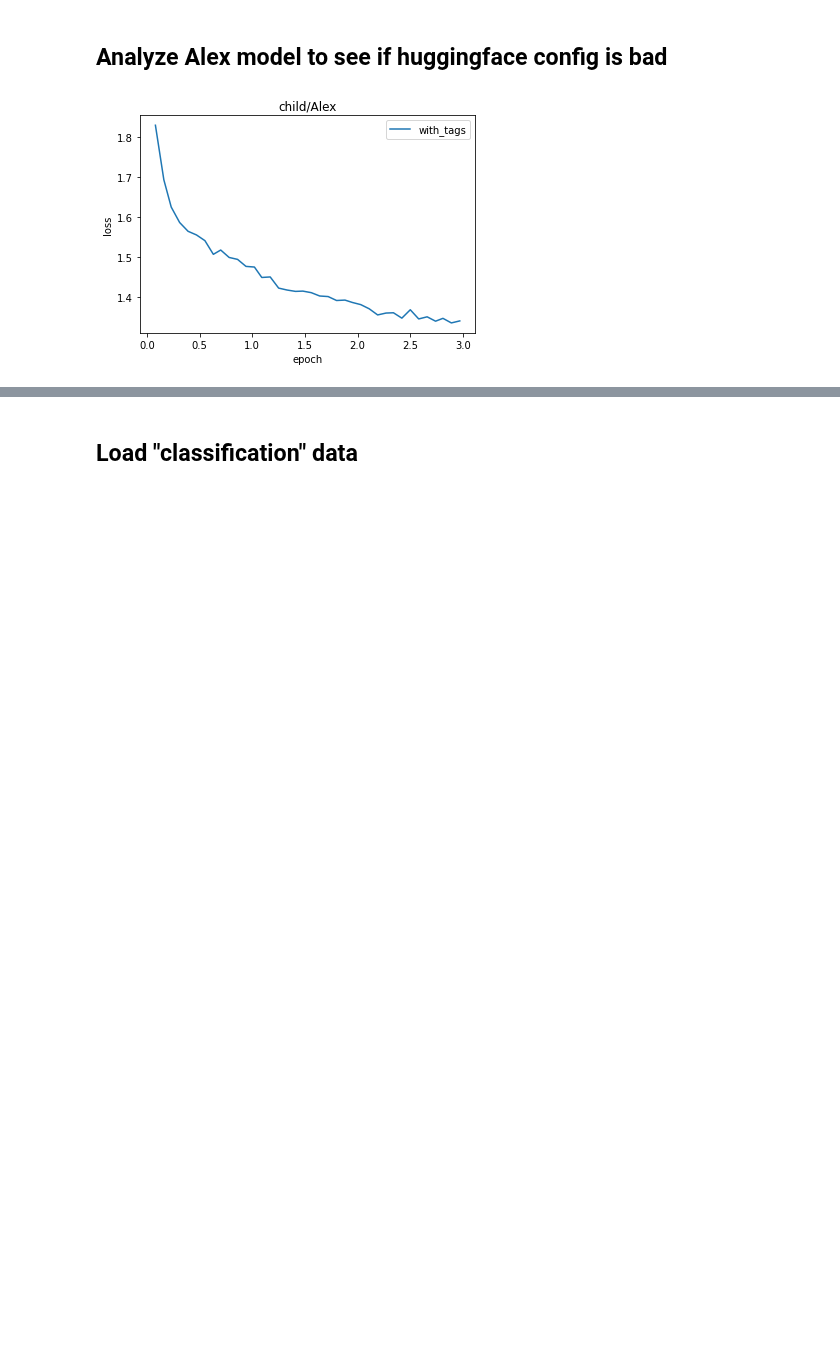
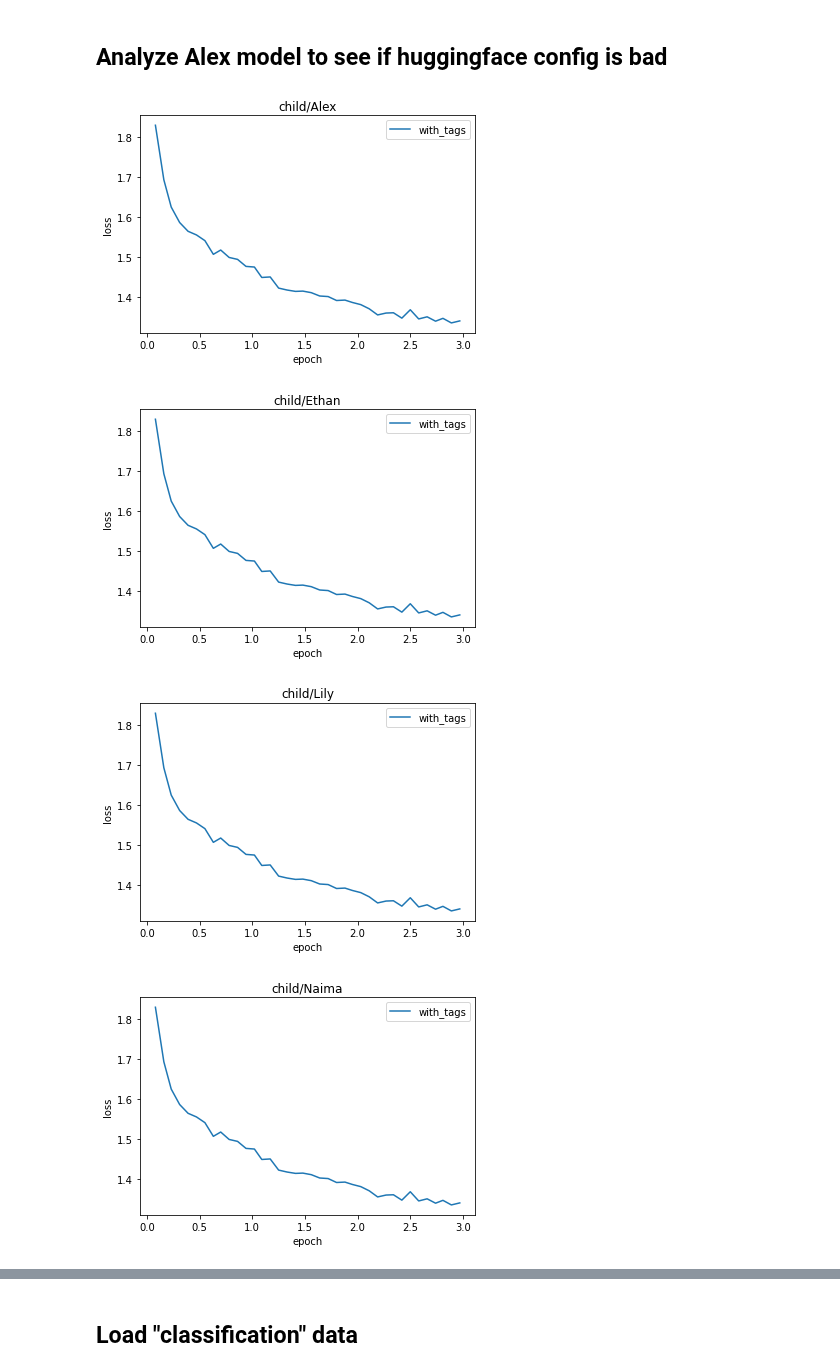
Before and after one commit to smeylan/child-directed-listening, a Jupyter notebook: Model behavior analyses.ipynb, the cells around one changed output, grey strips where cells are left out. Drawn from its saved outputs; the diff is of its cells as text; code cells hidden in the pictures; blank space fills up the shorter version.

```diff
--- a/Model behavior analyses.ipynb
+++ b/Model behavior analyses.ipynb
@@ -49,9 +118,16 @@ def analyze_losses(split, dataset, tags):
     plt.plot(epochs, losses, label = tag_str)
     plt.legend(); plt.show()
 # %%
- _, is_tags = child_models.get_best_child_base_model_path()
-analyze_losses('child', 'Alex', is_tags)
+for name in child_models.get_child_names():
 
-# It's mostly converged so the arguments are ok
+    _, is_tags = child_models.get_best_child_base_model_path()
+    analyze_losses('child', name, is_tags)
+
+# It's mostly converged so the arguments are ok --
+
+# Are the models actually different at all/
 # %% [output]
 [figure]
+[figure, added]
+[figure, added]
+[figure, added]
```
Also changed, not shown: parts of 6 cells of this notebook, 5 other files.
